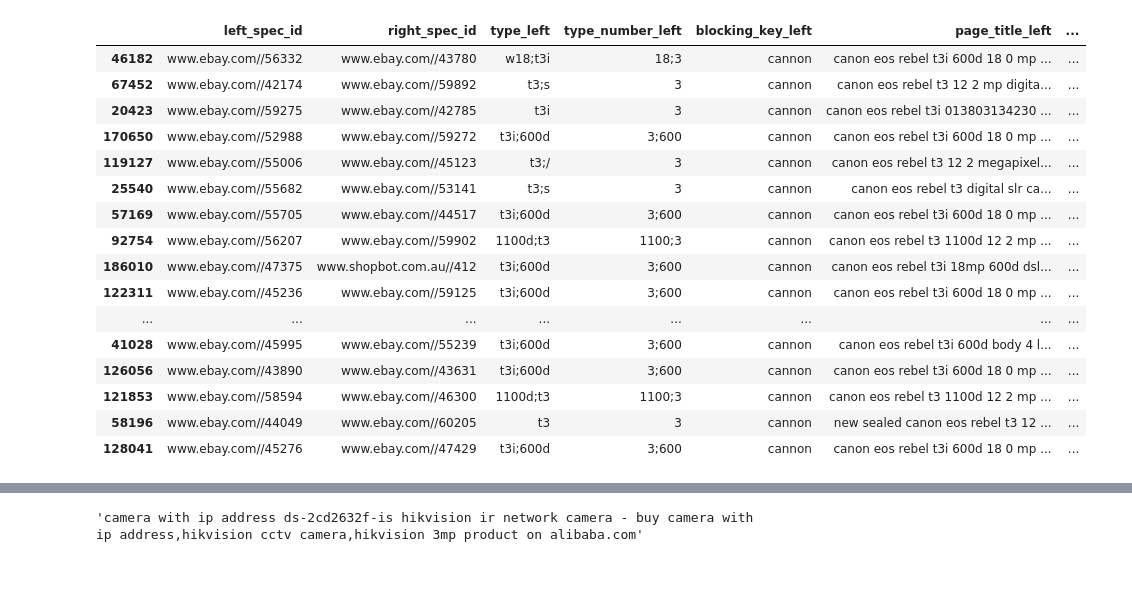
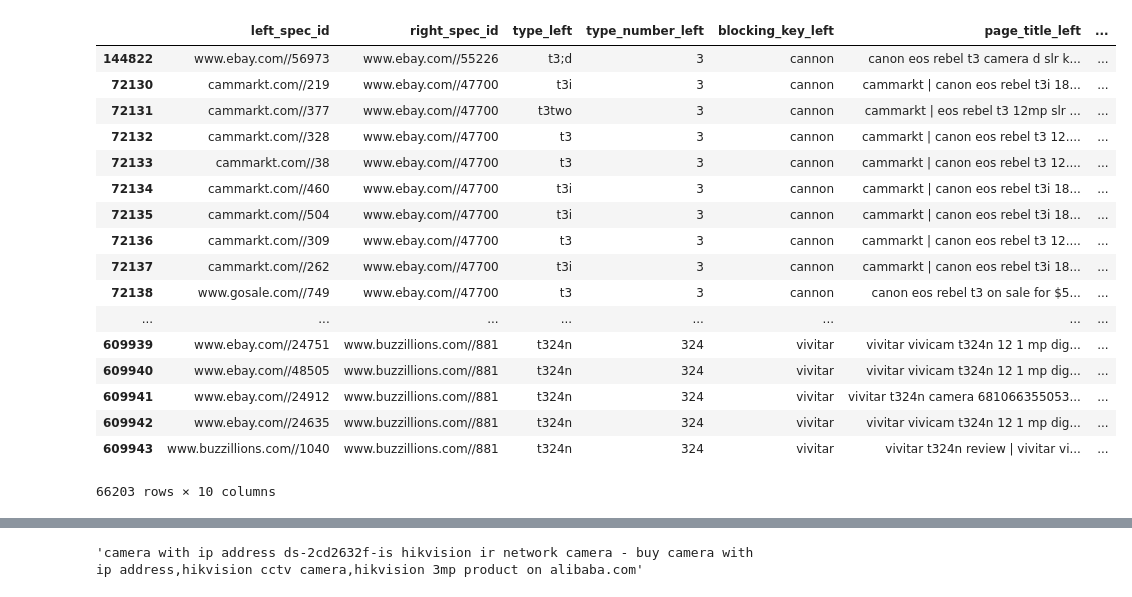
Before and after one commit to greatji/SigmodProgrammingContest2020_code, a Jupyter notebook: Model_1.ipynb, the cells around one changed output, grey strips where cells are left out. Saved outputs shown, nothing was run; the diff lists cells and outputs as text; code cells hidden in the pictures.

```diff
--- a/Model_1.ipynb
+++ b/Model_1.ipynb
@@ -533,7 +533,7 @@ candidates = pd.read_csv('/home/sunji/EM_sigmod/quickstart_package/candidate_pai
 # %%
 # xxxx = pd.read_csv('/home/sunji/EM_sigmod/sigmod_large_labelled_dataset.csv')
 # xxxx = pd.read_csv('/home/sunji/EM_sigmod/quickstart_package/output/submission.csv')
-xxxx = pd.read_csv('/home/sunji/EM_sigmod/submit_v19.csv')
+xxxx = pd.read_csv('/home/sunji/EM_sigmod/submit_v21.csv')
 # xxxx.columns = ['left_spec_id', 'right_spec_id', 'left_spec_title', 'right_spec_title']
 # %%
 xxxx = xxxx.join(structured_data[['type', 'type_number', 'blocking_key', 'page_title']], on='left_spec_id', how='inner').join(structured_data[['type', 'type_number', 'blocking_key', 'page_title']], on='right_spec_id', how='inner', lsuffix='_left', rsuffix='_right')
@@ -568,20 +568,21 @@ xxxx.sample(n=50)
 # %%
-xxxx[xxxx['type_left'].str.startswith('t3') | xxxx['type_right'].str.startswith('t3')].sample(50)
+xxxx[xxxx['type_left'].str.startswith('t3') | xxxx['type_right'].str.startswith('t3')]
 # %% [output]
 |  | left_spec_id | right_spec_id | type_left | type_number_left | blocking_key_left | page_title_left | ... |
-| 46182 | www.ebay.com//56332 | www.ebay.com//43780 | w18;t3i | 18;3 | cannon | canon eos rebel t3i 600d 18 0 mp ... | ... |
-| 67452 | www.ebay.com//42174 | www.ebay.com//59892 | t3;s | 3 | cannon | canon eos rebel t3 12 2 mp digita... | ... |
-| 20423 | www.ebay.com//59275 | www.ebay.com//42785 | t3i | 3 | cannon | canon eos rebel t3i 013803134230 ... | ... |
-| 170650 | www.ebay.com//52988 | www.ebay.com//59272 | t3i;600d | 3;600 | cannon | canon eos rebel t3i 600d 18 0 mp ... | ... |
-| 119127 | www.ebay.com//55006 | www.ebay.com//45123 | t3;/ | 3 | cannon | canon eos rebel t3 12 2 megapixel... | ... |
-| 25540 | www.ebay.com//55682 | www.ebay.com//53141 | t3;s | 3 | cannon | canon eos rebel t3 digital slr ca... | ... |
-| 57169 | www.ebay.com//55705 | www.ebay.com//44517 | t3i;600d | 3;600 | cannon | canon eos rebel t3i 600d 18 0 mp ... | ... |
-| 92754 | www.ebay.com//56207 | www.ebay.com//59902 | 1100d;t3 | 1100;3 | cannon | canon eos rebel t3 1100d 12 2 mp ... | ... |
-| 186010 | www.ebay.com//47375 | www.shopbot.com.au//412 | t3i;600d | 3;600 | cannon | canon eos rebel t3i 18mp 600d dsl... | ... |
-| 122311 | www.ebay.com//45236 | www.ebay.com//59125 | t3i;600d | 3;600 | cannon | canon eos rebel t3i 600d 18 0 mp ... | ... |
+| 144822 | www.ebay.com//56973 | www.ebay.com//55226 | t3;d | 3 | cannon | canon eos rebel t3 camera d slr k... | ... |
+| 72130 | cammarkt.com//219 | www.ebay.com//47700 | t3i | 3 | cannon | cammarkt | canon eos rebel t3i 18... | ... |
+| 72131 | cammarkt.com//377 | www.ebay.com//47700 | t3two | 3 | cannon | cammarkt | eos rebel t3 12mp slr ... | ... |
+| 72132 | cammarkt.com//328 | www.ebay.com//47700 | t3 | 3 | cannon | cammarkt | canon eos rebel t3 12.... | ... |
+| 72133 | cammarkt.com//38 | www.ebay.com//47700 | t3 | 3 | cannon | cammarkt | canon eos rebel t3 12.... | ... |
+| 72134 | cammarkt.com//460 | www.ebay.com//47700 | t3i | 3 | cannon | cammarkt | canon eos rebel t3i 18... | ... |
+| 72135 | cammarkt.com//504 | www.ebay.com//47700 | t3i | 3 | cannon | cammarkt | canon eos rebel t3i 18... | ... |
+| 72136 | cammarkt.com//309 | www.ebay.com//47700 | t3 | 3 | cannon | cammarkt | canon eos rebel t3 12.... | ... |
+| 72137 | cammarkt.com//262 | www.ebay.com//47700 | t3i | 3 | cannon | cammarkt | canon eos rebel t3i 18... | ... |
+| 72138 | www.gosale.com//749 | www.ebay.com//47700 | t3 | 3 | cannon | canon eos rebel t3 on sale for $5... | ... |
 | ... | ... | ... | ... | ... | ... | ... | ... |
-| 41028 | www.ebay.com//45995 | www.ebay.com//55239 | t3i;600d | 3;600 | cannon | canon eos rebel t3i 600d body 4 l... | ... |
-| 126056 | www.ebay.com//43890 | www.ebay.com//43631 | t3i;600d | 3;600 | cannon | canon eos rebel t3i 600d 18 0 mp ... | ... |
-| 121853 | www.ebay.com//58594 | www.ebay.com//46300 | 1100d;t3 | 1100;3 | cannon | canon eos rebel t3 1100d 12 2 mp ... | ... |
-| 58196 | www.ebay.com//44049 | www.ebay.com//60205 | t3 | 3 | cannon | new sealed canon eos rebel t3 12 ... | ... |
-| 128041 | www.ebay.com//45276 | www.ebay.com//47429 | t3i;600d | 3;600 | cannon | canon eos rebel t3i 600d 18 0 mp ... | ... |
+| 609939 | www.ebay.com//24751 | www.buzzillions.com//881 | t324n | 324 | vivitar | vivitar vivicam t324n 12 1 mp dig... | ... |
+| 609940 | www.ebay.com//48505 | www.buzzillions.com//881 | t324n | 324 | vivitar | vivitar vivicam t324n 12 1 mp dig... | ... |
+| 609941 | www.ebay.com//24912 | www.buzzillions.com//881 | t324n | 324 | vivitar | vivitar t324n camera 681066355053... | ... |
+| 609942 | www.ebay.com//24635 | www.buzzillions.com//881 | t324n | 324 | vivitar | vivitar vivicam t324n 12 1 mp dig... | ... |
+| 609943 | www.buzzillions.com//1040 | www.buzzillions.com//881 | t324n | 324 | vivitar | vivitar t324n review | vivitar vi... | ... |
+66203 rows × 10 columns
```
Also changed, not shown: parts of 6 cells of this notebook.
